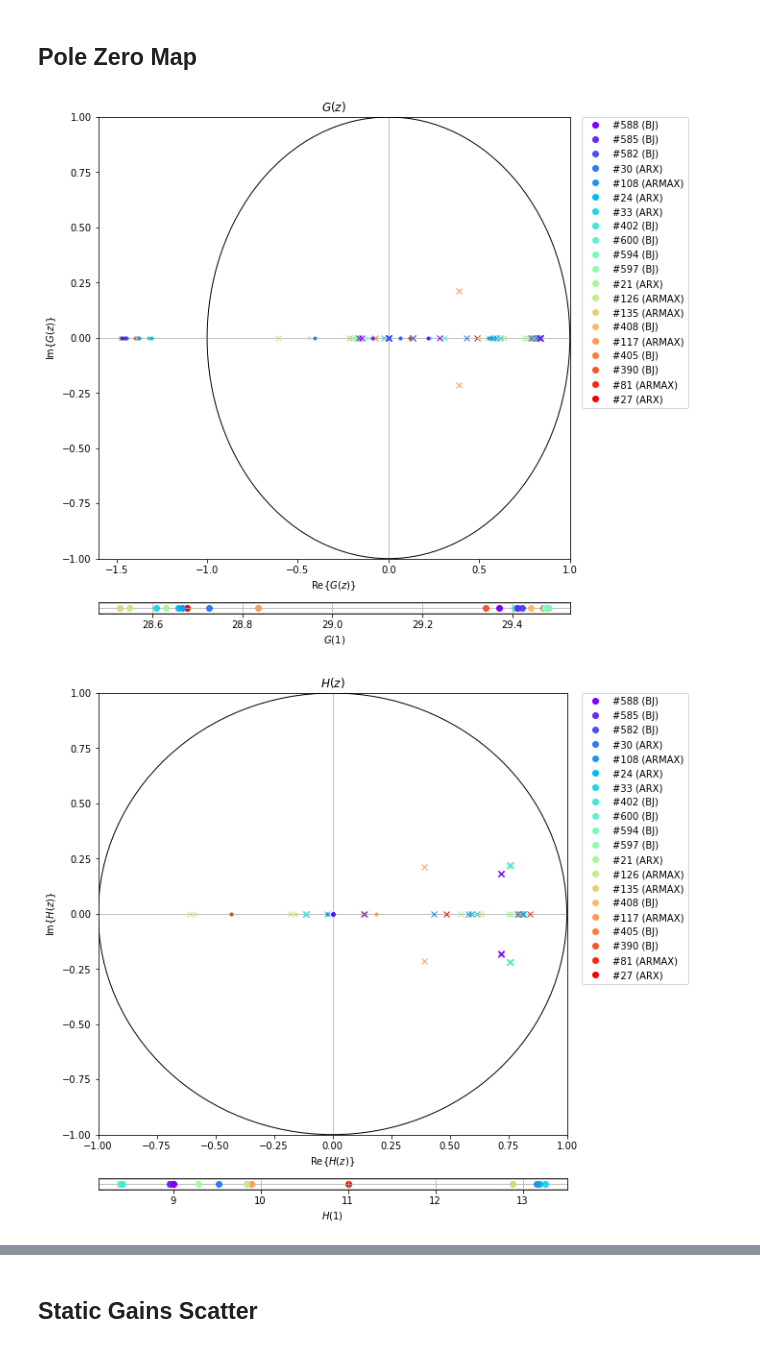
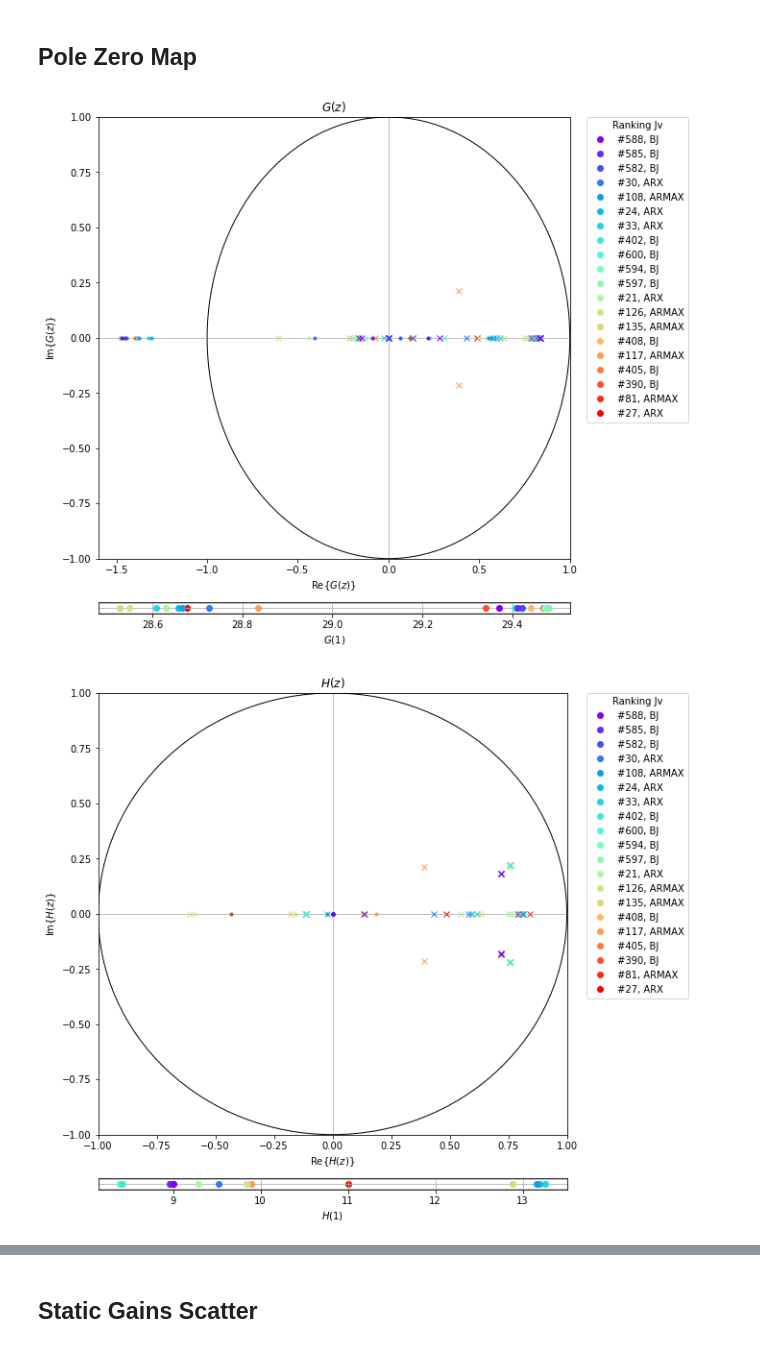
Before and after one commit to GuiBeal/system-identification, a Jupyter notebook: Python/main.ipynb, the cells around one changed output, grey strips where cells are left out. Saved outputs shown, nothing was run; the diff lists cells and outputs as text; code cells hidden in the pictures.

```diff
--- a/Python/main.ipynb
+++ b/Python/main.ipynb
@@ -342,7 +418,6 @@ display_models(models_bj.sort_values(by=['Jv']), columns=['nb', 'nc', 'nd', 'nf'
 from functions import models_frame
 
 models = pd.concat([models_frame(), models_arx, models_armax, models_oe, models_bj], ignore_index=True)
-models.sort_values(by=['Jv'], inplace=True)
 
 print('Successful models:', len(models.loc[models.B.notnull()]))
 print('Failed models:    ', len(models.loc[models.B.isnull()]))
@@ -355,7 +430,15 @@ Failed models:     216
 from functions import display_models
 from control import frequency_response, mag2db
 
-qty = 20
+columns=[
+  'model',
+  'na', 'nb', 'nc', 'nd', 'nf', 'nk',
+  'Jv', 'Ji',
+  'AICv', 'AICCv',
+  'AICi', 'AICCi',
+]
 
-display_models(models, columns=['model', 'na', 'nb', 'nc', 'nd', 'nf', 'nk', 'Jv', 'Ji'], precision=4, qty=qty)
+qty = 6
+for criterion in ['Jv', 'AICCv', 'AICCi']:
+  display_models(models.sort_values(by=[criterion]), precision=3, qty=qty, columns=columns)
 # %% [output]
@@ -415,33 +506,35 @@ for tf in ['G', 'H']:
 # %%
-for tf in ['G', 'H']:
-  fig, ax = plt.subplots(2, 1, figsize=(8,8.2), height_ratios=[8, 0.2])
-  colors = iter(plt.cm.rainbow(np.linspace(0, 1, qty)))
-  for i, (index, model) in enumerate(models.iterrows()):
-    if i >= qty:
-      break
-    color = next(colors)
-    for pole in model[f'p{tf}']:
-      ax[0].plot(pole.real, pole.imag, 'x', c=color, zorder=qty-i)
-    for zero in model[f'z{tf}']:
-      ax[0].plot(zero.real, zero.imag, '.', c=color, zorder=qty-i)
-    ax[1].plot(model[f'k{tf}'], 0, 'o', c=color, zorder=qty-i, label=f"#{index} ({model.model})")
+qty = 20
+for criterion in ['Jv', 'AICCv', 'AICCi']:
+  for tf in ['G', 'H']:
+    fig, ax = plt.subplots(2, 1, figsize=(8,8.2), height_ratios=[8, 0.2])
+    colors = iter(plt.cm.rainbow(np.linspace(0, 1, qty)))
+    for i, (index, model) in enumerate(models.sort_values(by=[criterion]).iterrows()):
+      if i >= qty:
+        break
+      color = next(colors)
+      for pole in model[f'p{tf}']:
+        ax[0].plot(pole.real, pole.imag, 'x', c=color, zorder=qty-i)
+      for zero in model[f'z{tf}']:
+        ax[0].plot(zero.real, zero.imag, '.', c=color, zorder=qty-i)
+      ax[1].plot(model[f'k{tf}'], 0, 'o', c=color, zorder=qty-i, label=f"#{index}, {model.model}")
 
-  ax[0].set_title(f'${tf}(z)$')
-  ax[1].set_xlabel(f'${tf}(1)$')
-  ax[0].add_artist(plt.Circle((0, 0), 1, fill=False))
-  ax[0].set_xlabel(f'$\\mathrm{{Re}}\\{{{tf}(z)\\}}$')
-  ax[0].set_ylabel(f'$\\mathrm{{Im}}\\{{{tf}(z)\\}}$')
-  xlim = ax[0].get_xlim()
-  ylim = ax[0].get_ylim()
-  ax[0].set_xlim(min(xlim[0], -1), max(xlim[1], 1))
-  ax[0].set_ylim(min(ylim[0], -1), max(ylim[1], 1))
-  ax[0].axhline(0, color='gray', linewidth=0.5)
-  ax[0].axvline(0, color='gray', linewidth=0.5)
-  ax[1].tick_params(axis='y',left=False, labelleft=False)
-  ax[1].grid()
-  fig.legend(bbox_to_anchor=(1.19, 0.96))
-  plt.tight_layout()
-  plt.show()
+    ax[0].set_title(f'${tf}(z)$')
+    ax[1].set_xlabel(f'${tf}(1)$')
+    ax[0].add_artist(plt.Circle((0, 0), 1, fill=False))
+    ax[0].set_xlabel(f'$\\mathrm{{Re}}\\{{{tf}(z)\\}}$')
+    ax[0].set_ylabel(f'$\\mathrm{{Im}}\\{{{tf}(z)\\}}$')
+    xlim = ax[0].get_xlim()
+    ylim = ax[0].get_ylim()
+    ax[0].set_xlim(min(xlim[0], -1), max(xlim[1], 1))
+    ax[0].set_ylim(min(ylim[0], -1), max(ylim[1], 1))
+    ax[0].axhline(0, color='gray', linewidth=0.5)
+    ax[0].axvline(0, color='gray', linewidth=0.5)
+    ax[1].tick_params(axis='y',left=False, labelleft=False)
+    ax[1].grid()
+    fig.legend(title=f'Ranking {criterion}', bbox_to_anchor=(1.19, 0.96))
+    plt.tight_layout()
+    plt.show()
 # %% [output]
-[figure, old version]
+[figure, new version]
-[figure, old version]
+[figure, new version]
```
Also changed, not shown: parts of 15 cells of this notebook, 1 other file.
